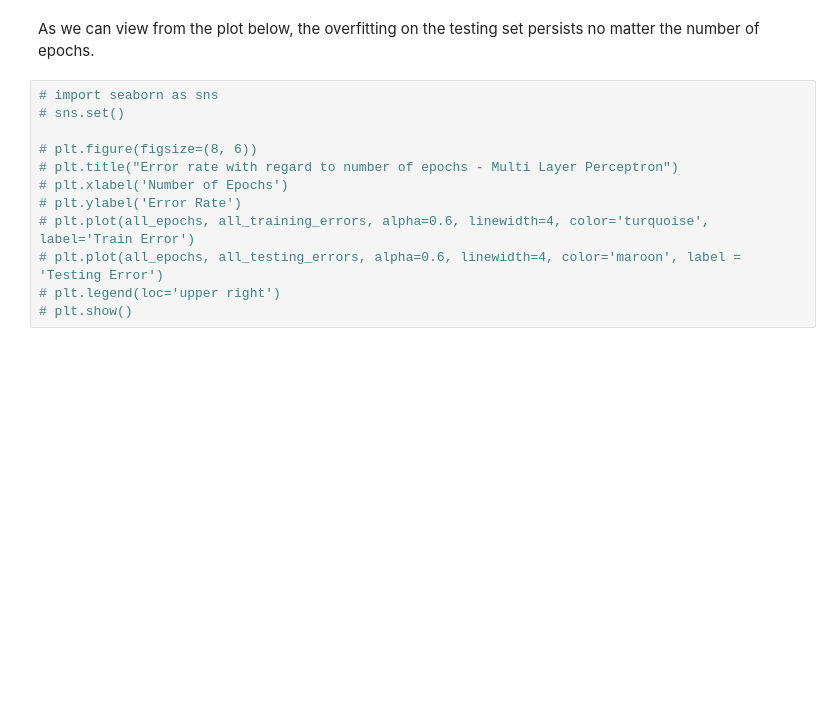
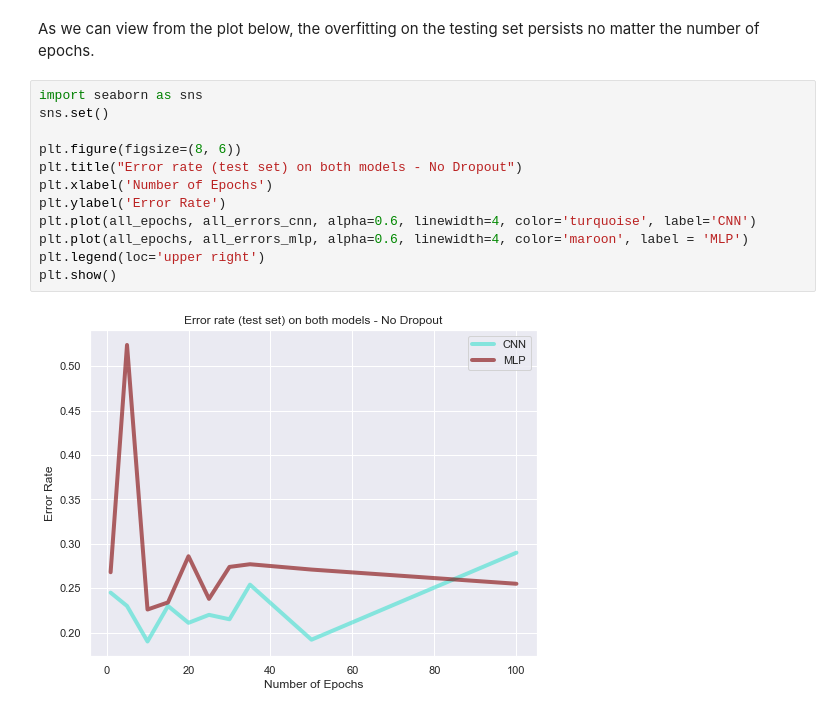
Before and after one commit to Joao-Quinta/Deep_learning_project, a Jupyter notebook: project1/Project2_Main_Notebook.ipynb, the cells around one changed output. Drawn from its saved outputs; the diff is of its cells as text; blank space fills up the shorter version.

```diff
--- a/project1/Project2_Main_Notebook.ipynb
+++ b/project1/Project2_Main_Notebook.ipynb
@@ -266,14 +276,16 @@ Classification Error on the testing set: 18.2%
 # %% [markdown]
 As we can view from the plot below, the overfitting on the testing set persists no matter the number of epochs.
 # %%
-# import seaborn as sns
-# sns.set()
+import seaborn as sns
+sns.set()
 
-# plt.figure(figsize=(8, 6))
-# plt.title("Error rate with regard to number of epochs - Multi Layer Perceptron")
-# plt.xlabel('Number of Epochs')
-# plt.ylabel('Error Rate')
-# plt.plot(all_epochs, all_training_errors, alpha=0.6, linewidth=4, color='turquoise', label='Train Error')
-# plt.plot(all_epochs, all_testing_errors, alpha=0.6, linewidth=4, color='maroon', label = 'Testing Error')
-# plt.legend(loc='upper right')
-# plt.show()
+plt.figure(figsize=(8, 6))
+plt.title("Error rate (test set) on both models - No Dropout")
+plt.xlabel('Number of Epochs')
+plt.ylabel('Error Rate')
+plt.plot(all_epochs, all_errors_cnn, alpha=0.6, linewidth=4, color='turquoise', label='CNN')
+plt.plot(all_epochs, all_errors_mlp, alpha=0.6, linewidth=4, color='maroon', label = 'MLP')
+plt.legend(loc='upper right')
+plt.show()
+# %% [output]
+[figure, added]
```
Also changed, not shown: parts of 12 cells of this notebook, 2 other files.
